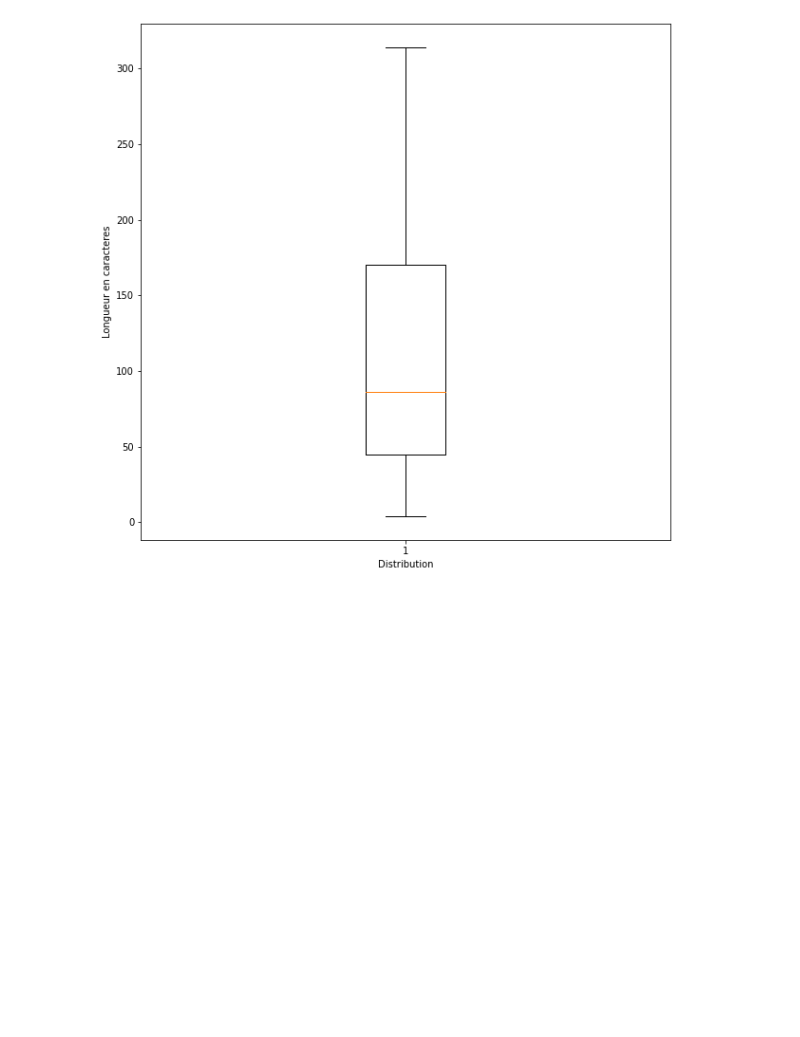
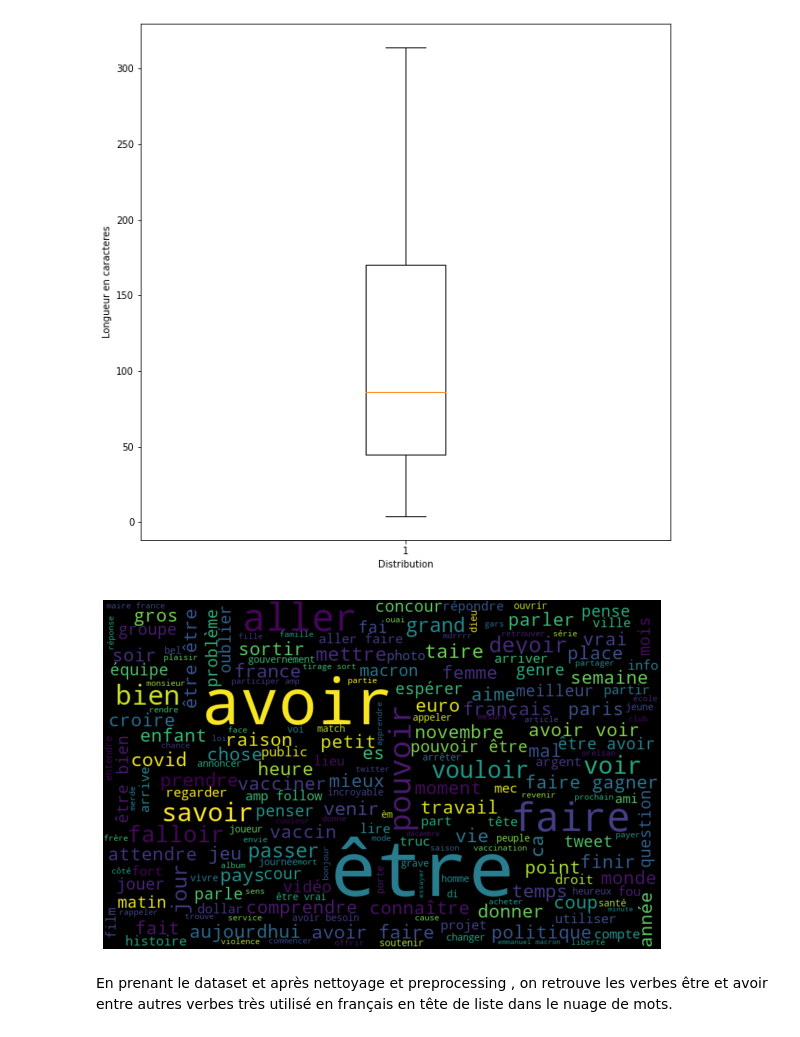
Before and after one commit to imenemes/IA-DETECTION-HAINE-, a Jupyter notebook: Reading_data.ipynb, the cells around one changed output. Drawn from its saved outputs; the diff is of its cells as text; code cells hidden in the pictures; blank space fills up the shorter version.

Commit message:
nuage de mots

```diff
--- a/Reading_data.ipynb
+++ b/Reading_data.ipynb
@@ -66,0 +104,6 @@ Name: tweet, Length: 100001, dtype: object
+# %%
+%%time
+
+
+#transformer les tweets en objet spacy
+docs = list(nlp.pipe(raw_sample))
@@ -66,0 +126,12 @@ Name: tweet, Length: 100001, dtype: object
+# %%
+#Deuxième passe de nettoyage
+def clean(msg):
+    clean_msg = []
+    for word in msg:
+        #Supprimer tout ce qui n'est pas des lettres
+        clean_word = re.sub(r'\W', '', word)
+        #Supprimer les chiffres
+        clean_word = re.sub(r'\d', '', clean_word)
+        if clean_word not in stopwords :
+            clean_msg.append(clean_word)
+    return clean_msg
@@ -66,0 +142,8 @@ Name: tweet, Length: 100001, dtype: object
+# %%
+%%time
+import re
+tokenized_lemmatized_texts = []
+
+#Nettoyage des tweets
+for msg in tokenized_lemmatized_texts_brut:
+    tokenized_lemmatized_texts.append(clean(msg))
@@ -67 +161,6 @@ Name: tweet, Length: 100001, dtype: object
+# %%
+cleaned_tweet= list(tokenized_lemmatized_texts)
+
+for i in range(len(cleaned_tweet)):
+    cleaned_tweet[i] = ' '.join(cleaned_tweet[i])
 # %% [markdown]
@@ -95,0 +199,12 @@ plt.show()
+# %%
+all_words = ' '.join([text for text in cleaned_tweet])
+wordcloud = WordCloud(width=800, height=500, random_state=21, max_font_size=110).generate(all_words)
+
+plt.figure(figsize=(10, 7))
+plt.imshow(wordcloud, interpolation="bilinear")
+plt.axis('off')
+plt.show()
+# %% [output]
+[figure, added]
+# %% [markdown]
+En prenant le dataset et après nettoyage et preprocessing , on retrouve les verbes être et avoir entre autres verbes très utilisé en français en tête de liste dans le nuage de mots.
```
Also changed, not shown: parts of 15 cells of this notebook.
